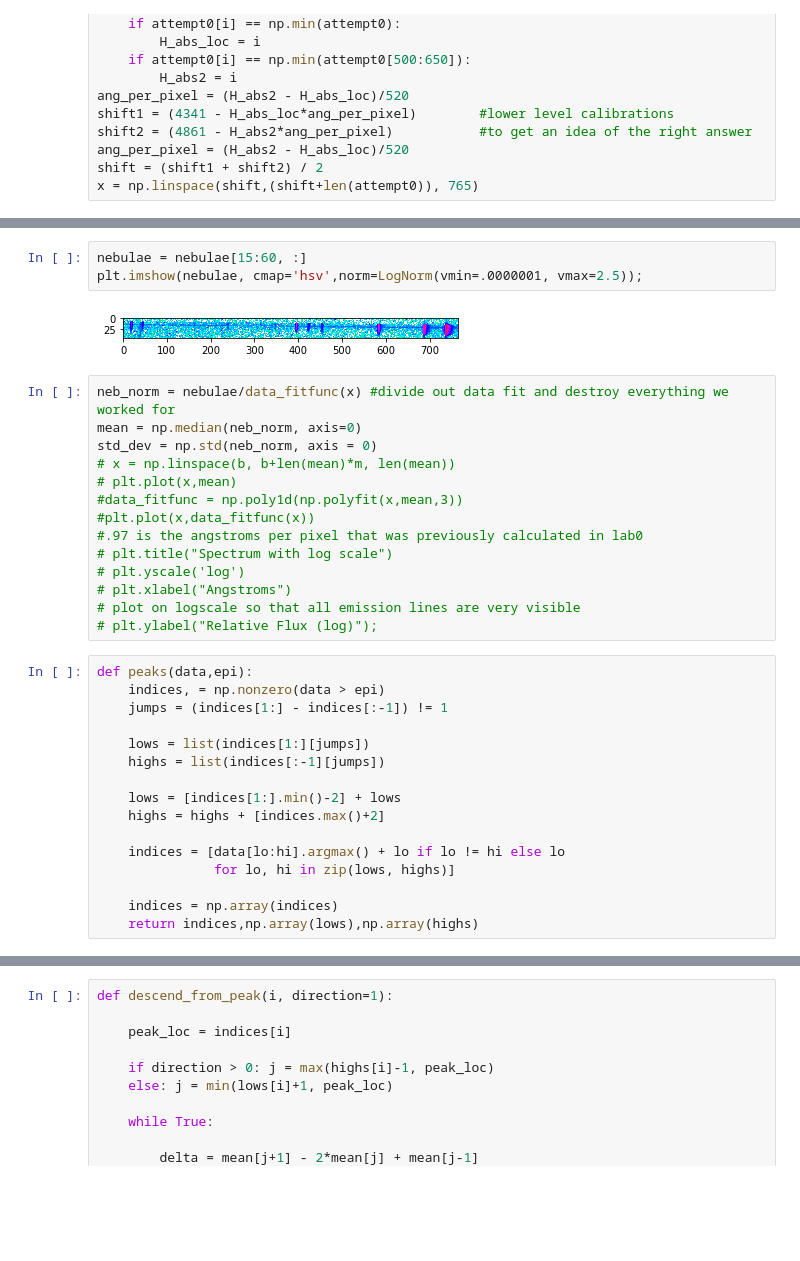
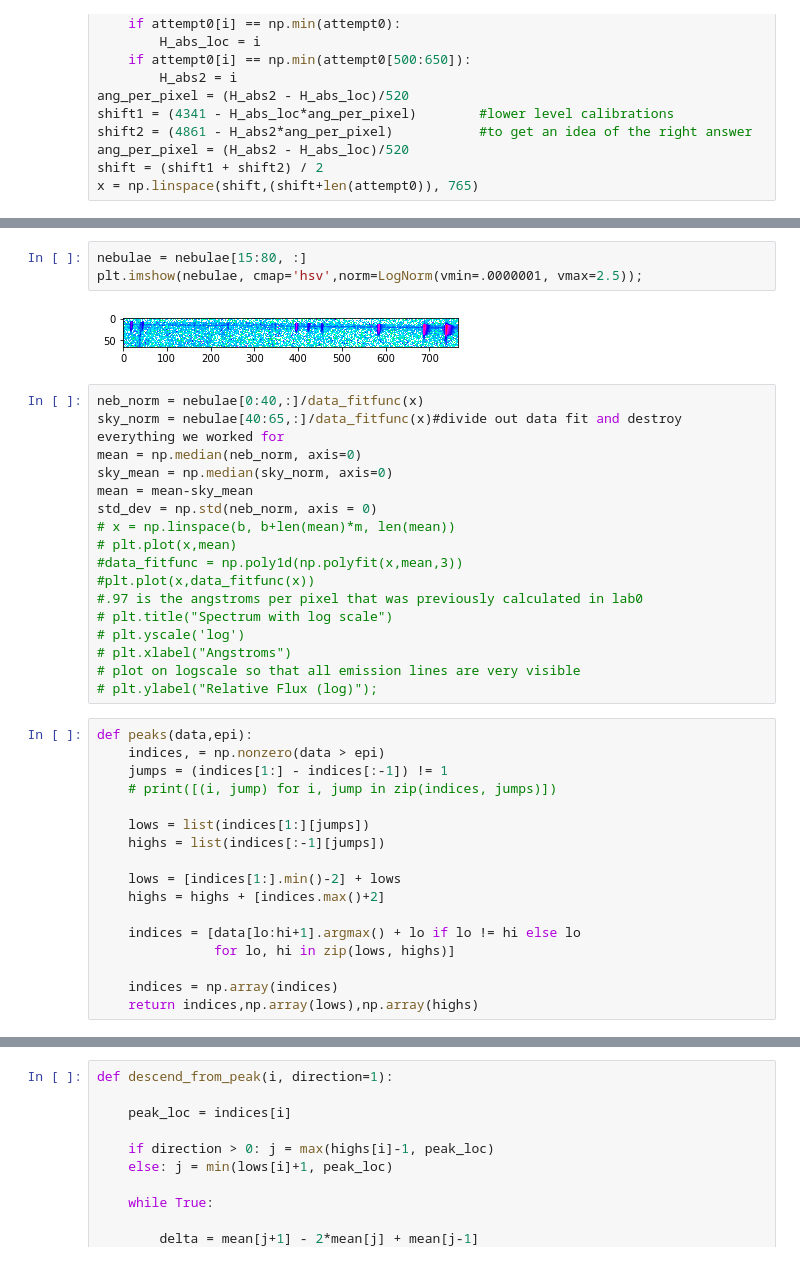
Before and after one commit to astro-kjc/AST443, a Jupyter notebook: Lab2/Lab2_normaliztion.ipynb, the cells around one changed output, grey strips where cells are left out. Drawn from its saved outputs; the diff is of its cells as text; blank space fills up the shorter version.

```diff
--- a/Lab2/Lab2_normaliztion.ipynb
+++ b/Lab2/Lab2_normaliztion.ipynb
@@ -97,11 +97,14 @@ plt.imshow(nebulae, cmap='hsv',norm=LogNorm(vmin=.0000001, vmax=2.5));
 # %%
-nebulae = nebulae[15:60, :]
+nebulae = nebulae[15:80, :]
 plt.imshow(nebulae, cmap='hsv',norm=LogNorm(vmin=.0000001, vmax=2.5));
 # %% [output]
-[figure, old version]
+[figure, new version]
 # %%
-neb_norm = nebulae/data_fitfunc(x) #divide out data fit and destroy everything we worked for
+neb_norm = nebulae[0:40,:]/data_fitfunc(x)
+sky_norm = nebulae[40:65,:]/data_fitfunc(x)#divide out data fit and destroy everything we worked for
 mean = np.median(neb_norm, axis=0)
+sky_mean = np.median(sky_norm, axis=0)
+mean = mean-sky_mean
 std_dev = np.std(neb_norm, axis = 0)
 # x = np.linspace(b, b+len(mean)*m, len(mean))
 # plt.plot(x,mean)
@@ -117,6 +120,7 @@ std_dev = np.std(neb_norm, axis = 0)
 def peaks(data,epi):
     indices, = np.nonzero(data > epi)
     jumps = (indices[1:] - indices[:-1]) != 1
+    # print([(i, jump) for i, jump in zip(indices, jumps)])
 
     lows = list(indices[1:][jumps])
     highs = list(indices[:-1][jumps])
@@ -124,7 +128,7 @@ def peaks(data,epi):
     lows = [indices[1:].min()-2] + lows
     highs = highs + [indices.max()+2]
 
-    indices = [data[lo:hi].argmax() + lo if lo != hi else lo
+    indices = [data[lo:hi+1].argmax() + lo if lo != hi else lo
                for lo, hi in zip(lows, highs)]
 
     indices = np.array(indices)
```
Also changed, not shown: parts of 14 cells of this notebook.
